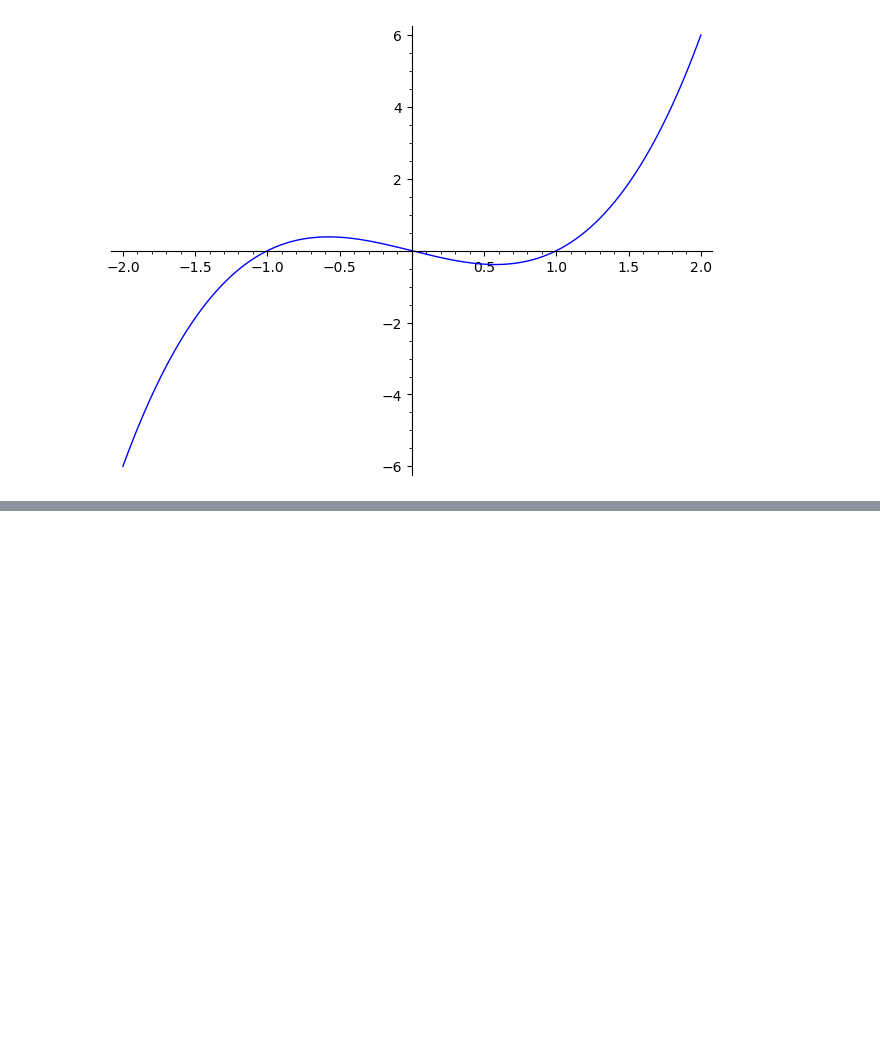
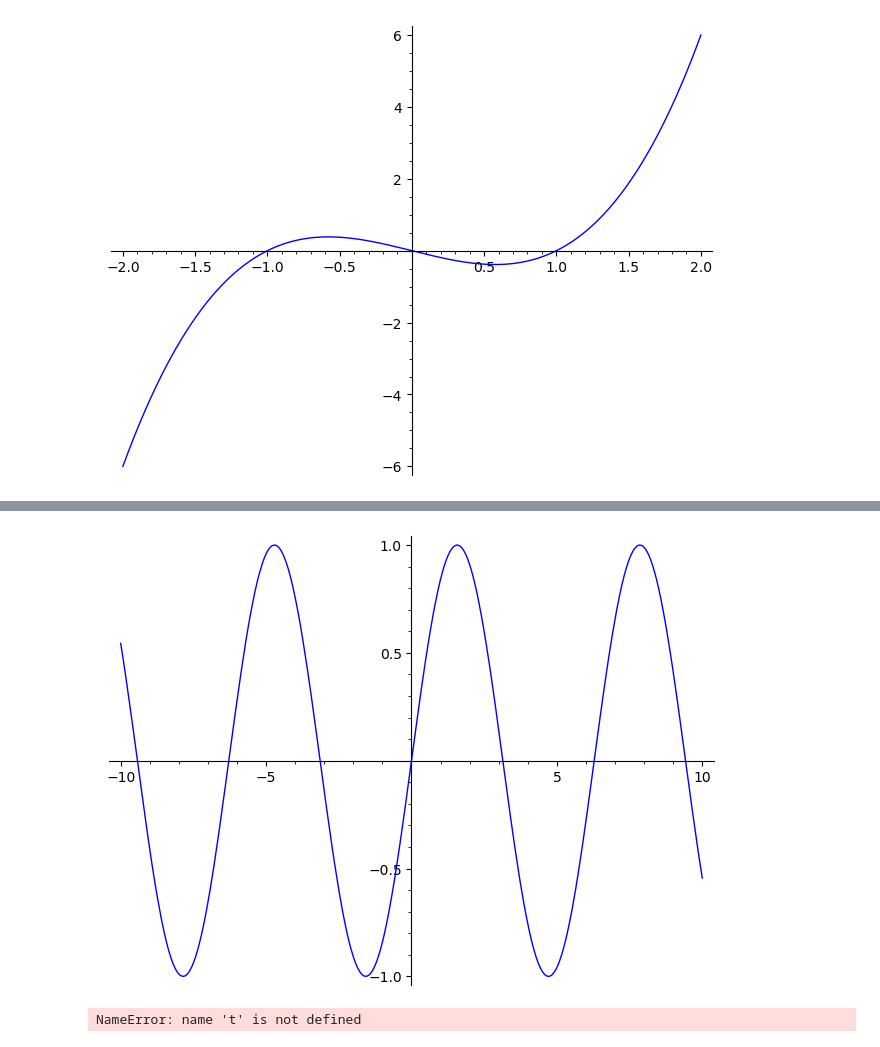
Before and after one commit to igor-dimi/scientific-and-symbolic-computing-software-notes, a Jupyter notebook: sage/bard/01.ipynb, the cells around one changed output, grey strips where cells are left out. Cells and saved outputs as stored; diff of their text form; code cells hidden in the pictures; blank space fills up the shorter version.

```diff
--- a/sage/bard/01.ipynb
+++ b/sage/bard/01.ipynb
@@ -238,0 +257,8 @@ plot(x^3 - x, -2, 2)
+# %%
+plot(sin(x), -10, 10)
+# %% [output]
+[figure, added]
+# %%
+plot(sin(t))
+# %% [output]
+NameError: name 't' is not defined
```
Also changed, not shown: parts of 9 cells of this notebook.
